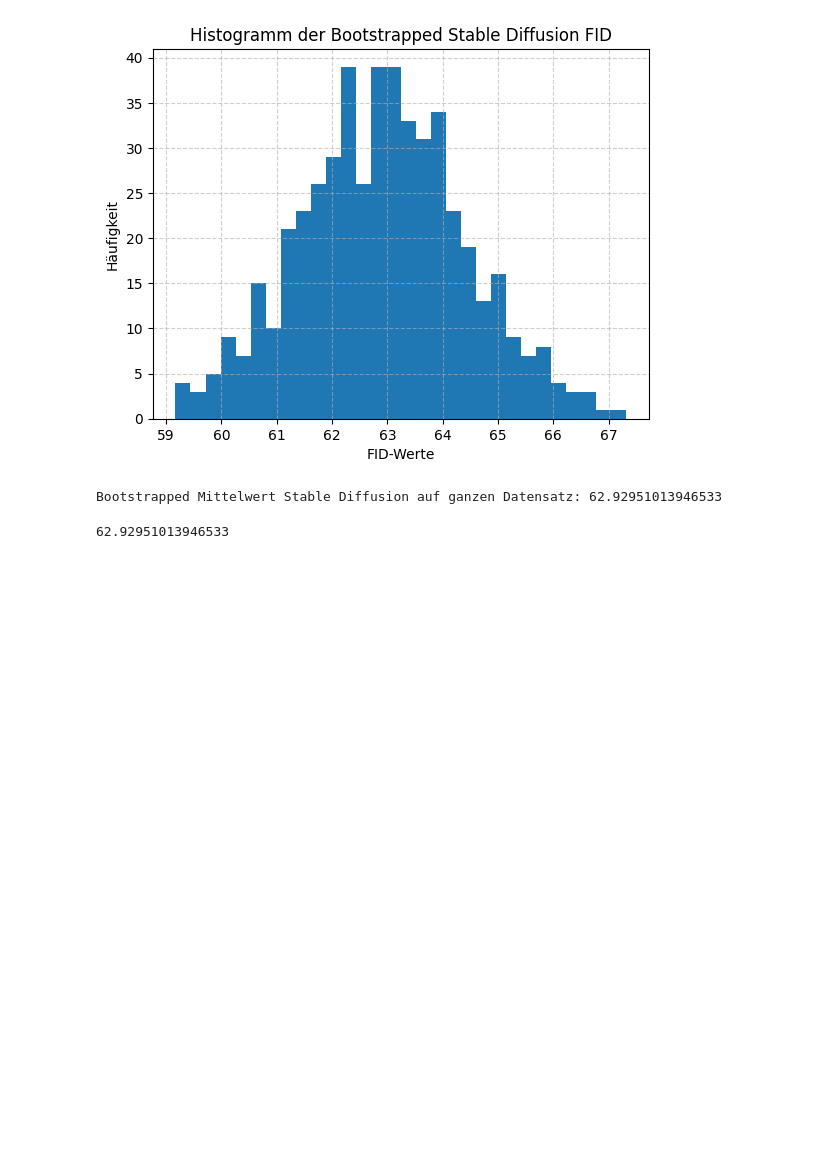
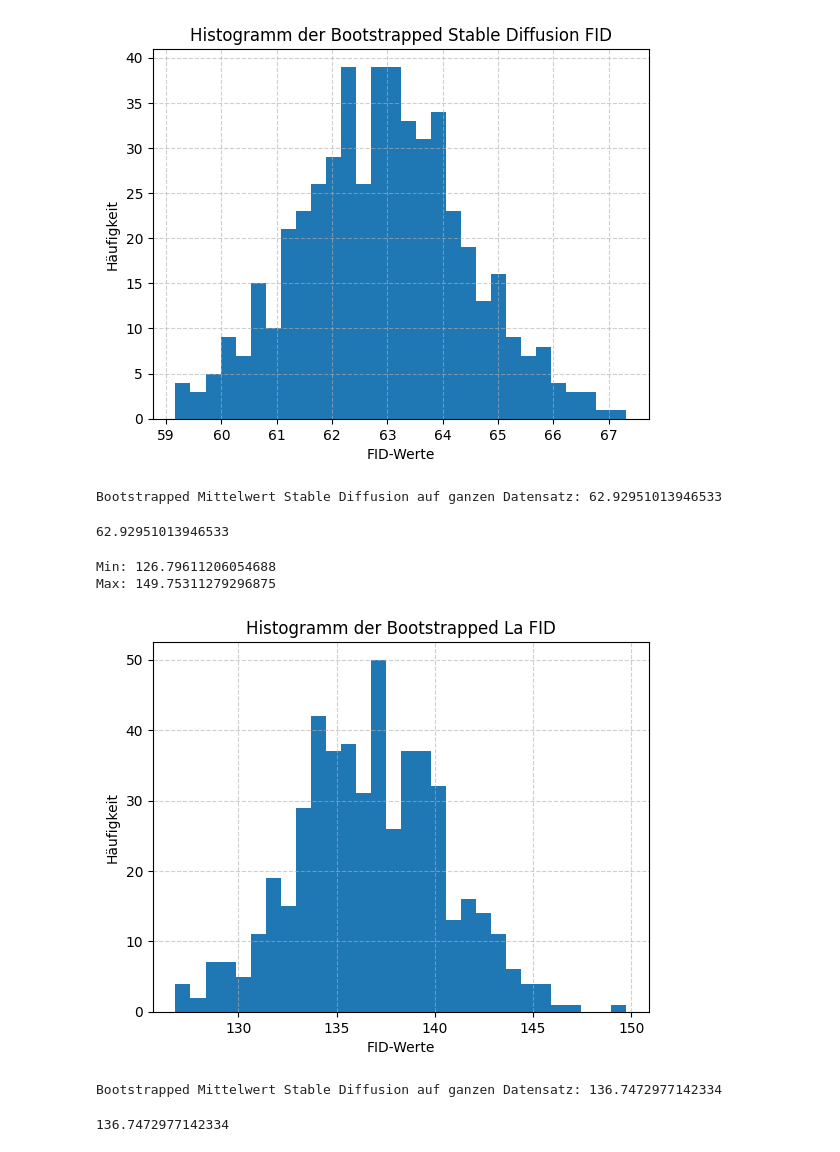
Before and after one commit to luisadosch/MaSeInpaint, a Jupyter notebook: get_bootstrapped_fid.ipynb, the cells around one changed output. Cells and saved outputs as stored; diff of their text form; code cells hidden in the pictures; blank space fills up the shorter version.

```diff
--- a/get_bootstrapped_fid.ipynb
+++ b/get_bootstrapped_fid.ipynb
@@ -78,3 +78,16 @@ Max: 67.32010650634766
 [figure]
 Bootstrapped Mittelwert Stable Diffusion auf ganzen Datensatz: 62.92951013946533
 62.92951013946533
+# %%
+# Datei einlesen
+fid_lama_big = np.load("fid_lama_big.npy")
+# %%
+get_min_max(fid_lama_big)
+plot_hist(fid_lama_big, "La")
+get_mean(fid_sd, "Stable Diffusion auf ganzen Datensatz")
+# %% [output]
+Min: 126.79611206054688
+Max: 149.75311279296875
+[figure, added]
+Bootstrapped Mittelwert Stable Diffusion auf ganzen Datensatz: 136.7472977142334
+136.7472977142334
```
Also changed, not shown: 5 other files.
